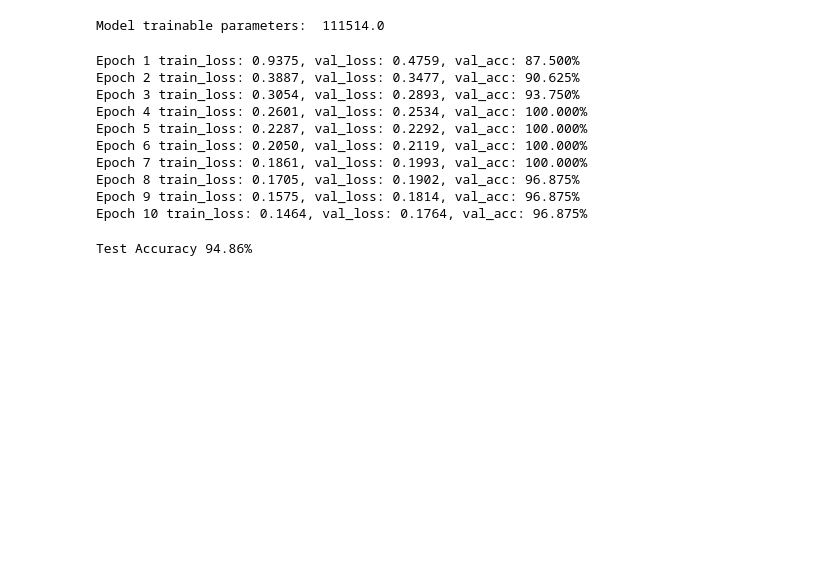
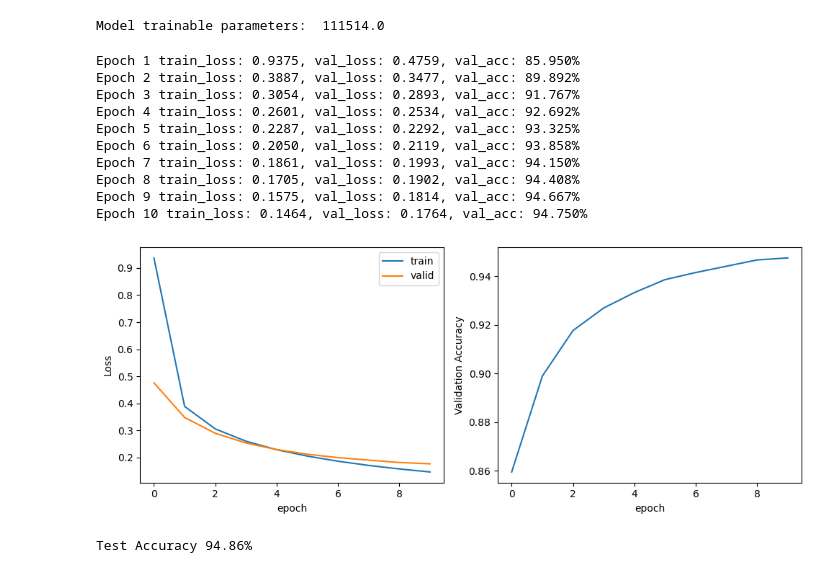
Before and after one commit to kmilas/numpy-neural-networks, a Jupyter notebook: experiments/mnist.ipynb, the cells around one changed output. Cells and saved outputs as stored; diff of their text form; code cells hidden in the pictures; blank space fills up the shorter version.

Commit message:
visualize metrics

```diff
--- a/experiments/mnist.ipynb
+++ b/experiments/mnist.ipynb
@@ -34,14 +31,14 @@ Model trainable parameters:  111514.0
 np.random.seed(42)
 
 batch_size = 32
-losses = []
 train_accuracies = []
-val_accuracies = []
+train_losses = []
 val_losses = []
+val_epoch_acc = []
 for j in range(epochs):
         loss_epoch = 0.0
         loss_val = 0.0
-        preds = []
+        #preds = []
         for i in range(0,len(y_train),batch_size):
                 # Training
                 optimizer.zero_grad()
@@ -56,12 +53,13 @@ for j in range(epochs):
                 model.backward(dL_over)
                 optimizer.step()
 
-                preds += [pred]
-                labels_pred = np.argmax(pred, axis=1)
-                train_acc = np.mean(labels_pred == labels)
-                train_accuracies += [train_acc]
+                #preds += [pred]
+                #labels_pred = np.argmax(pred, axis=1)
+                #train_acc = np.mean(labels_pred == labels)
+                #train_accuracies += [train_acc]
 
-
+        epoch_acc = 0.0
+        val_accuracies = []
         for k in range(0,len(y_val),batch_size):
                 # Validation
                 image_batch_val = X_val[k: k+batch_size].reshape(batch_size,-1)
@@ -74,17 +72,42 @@ for j in range(epochs):
                 val_acc = np.mean(labels_pred_val == labels_val)
                 val_accuracies += [val_acc]
 
-        print(f"Epoch {j+1} train_loss: {loss_epoch/(len(y_train)/batch_size):.4f}, val_loss: {loss_val/(len(y_val)/batch_size):.4f}, val_acc: {100*val_acc:.3f}%")
+        # Loss/Accuracy per epoch
+        val_losses += [loss_val/(len(y_val)/batch_size)]
+        train_losses += [loss_epoch/(len(y_train)/batch_size)]
+        epoch_acc = np.mean(val_accuracies)
+        val_epoch_acc += [epoch_acc]
+
+        print(f"Epoch {j+1} train_loss: {loss_epoch/(len(y_train)/batch_size):.4f}, val_loss: {loss_val/(len(y_val)/batch_size):.4f}, val_acc: {100*epoch_acc:.3f}%")
 # %% [output]
-Epoch 1 train_loss: 0.9375, val_loss: 0.4759, val_acc: 87.500%
-Epoch 2 train_loss: 0.3887, val_loss: 0.3477, val_acc: 90.625%
-Epoch 3 train_loss: 0.3054, val_loss: 0.2893, val_acc: 93.750%
-Epoch 4 train_loss: 0.2601, val_loss: 0.2534, val_acc: 100.000%
-Epoch 5 train_loss: 0.2287, val_loss: 0.2292, val_acc: 100.000%
-Epoch 6 train_loss: 0.2050, val_loss: 0.2119, val_acc: 100.000%
-Epoch 7 train_loss: 0.1861, val_loss: 0.1993, val_acc: 100.000%
-Epoch 8 train_loss: 0.1705, val_loss: 0.1902, val_acc: 96.875%
-Epoch 9 train_loss: 0.1575, val_loss: 0.1814, val_acc: 96.875%
-Epoch 10 train_loss: 0.1464, val_loss: 0.1764, val_acc: 96.875%
+Epoch 1 train_loss: 0.9375, val_loss: 0.4759, val_acc: 85.950%
+Epoch 2 train_loss: 0.3887, val_loss: 0.3477, val_acc: 89.892%
+Epoch 3 train_loss: 0.3054, val_loss: 0.2893, val_acc: 91.767%
+Epoch 4 train_loss: 0.2601, val_loss: 0.2534, val_acc: 92.692%
+Epoch 5 train_loss: 0.2287, val_loss: 0.2292, val_acc: 93.325%
+Epoch 6 train_loss: 0.2050, val_loss: 0.2119, val_acc: 93.858%
+Epoch 7 train_loss: 0.1861, val_loss: 0.1993, val_acc: 94.150%
+Epoch 8 train_loss: 0.1705, val_loss: 0.1902, val_acc: 94.408%
+Epoch 9 train_loss: 0.1575, val_loss: 0.1814, val_acc: 94.667%
+Epoch 10 train_loss: 0.1464, val_loss: 0.1764, val_acc: 94.750%
+# %%
+import matplotlib.pyplot as plt
+
+fig, (ax1, ax2) = plt.subplots(1,2, figsize=(10, 4))
+
+ax1.plot(train_losses, label='train')
+ax1.plot(val_losses, label='valid')
+ax1.set_xlabel("epoch"); ax1.set_ylabel("Loss")
+#ax1.title("ELBO during training");
+ax1.legend()
+
+ax2.plot(val_epoch_acc)
+ax2.set_xlabel("epoch"); ax2.set_ylabel("Validation Accuracy")
+
+
+plt.tight_layout()
+plt.show()
+# %% [output]
+[figure, added]
 # %%
 batch_size = 100
```
Also changed, not shown: parts of 2 cells of this notebook.
